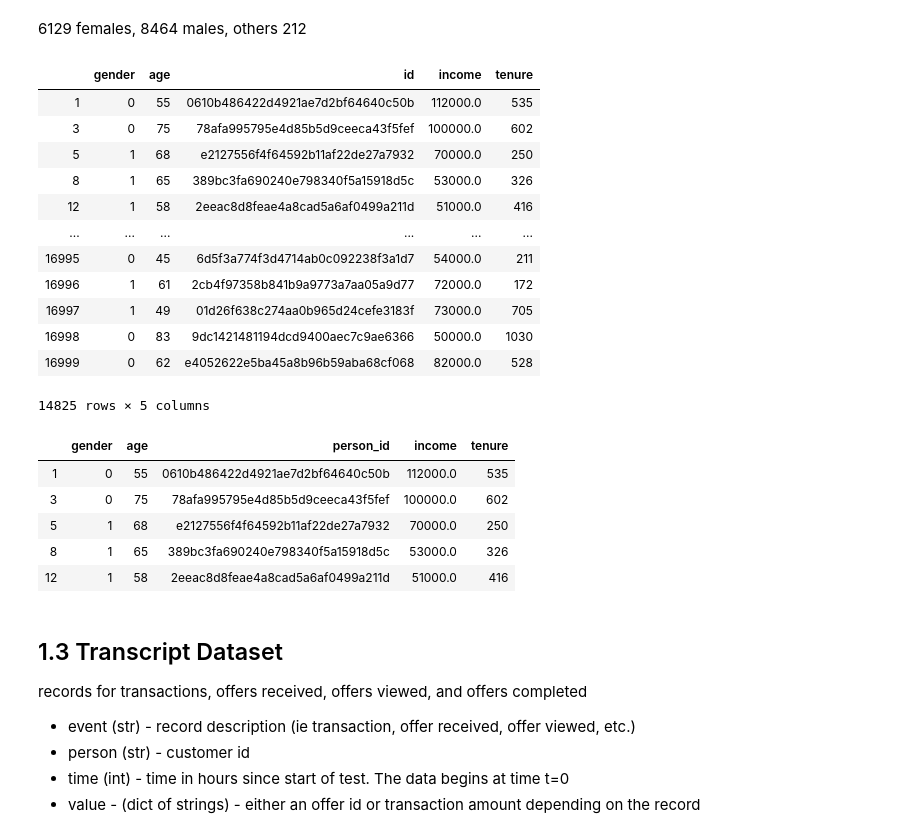
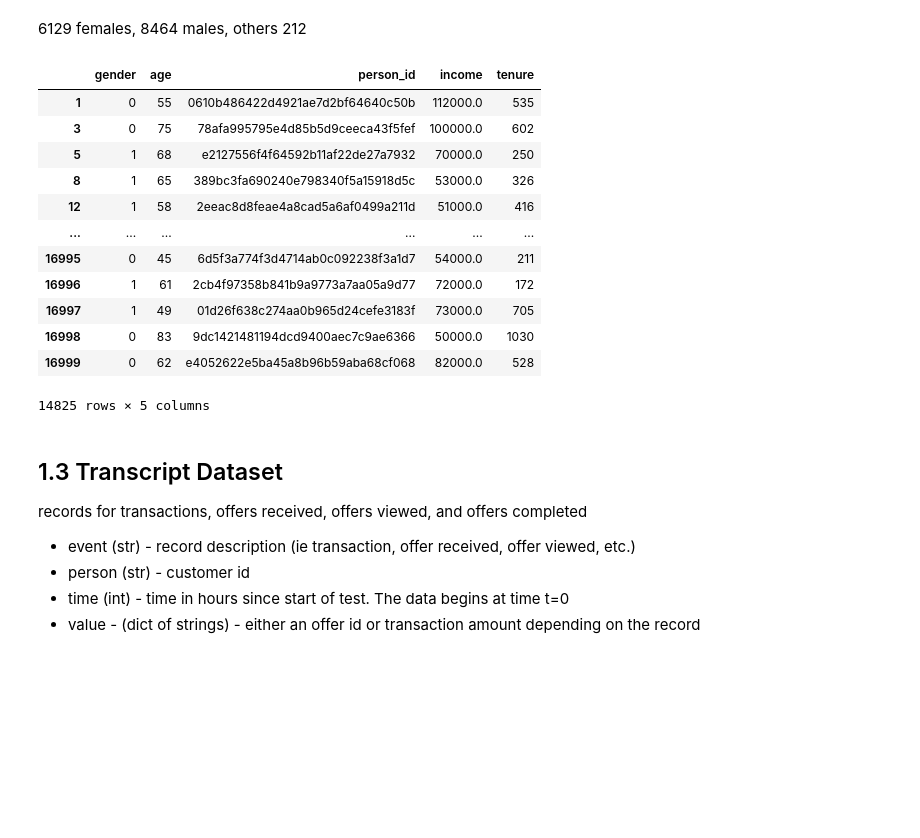
Before and after one commit to rajashekar/starbucks, a Jupyter notebook: Starbucks_Capstone_notebook.ipynb, the cells around one changed output. Saved outputs shown, nothing was run; the diff lists cells and outputs as text; code cells hidden in the pictures; blank space fills up the shorter version.

```diff
--- a/Starbucks_Capstone_notebook.ipynb
+++ b/Starbucks_Capstone_notebook.ipynb
@@ -293,32 +294,24 @@ See the caveats in the documentation: http://pandas.pydata.org/pandas-docs/stabl
 [figure]
 # %% [markdown]
 6129 females, 8464 males, others 212
-# %%
-profile_conv
-# %% [output]
-|  | gender | age | id | income | tenure |
-| 1 | 0 | 55 | 0610b486422d4921ae7d2bf64640c50b | 112000.0 | 535 |
-| 3 | 0 | 75 | 78afa995795e4d85b5d9ceeca43f5fef | 100000.0 | 602 |
-| 5 | 1 | 68 | e2127556f4f64592b11af22de27a7932 | 70000.0 | 250 |
-| 8 | 1 | 65 | 389bc3fa690240e798340f5a15918d5c | 53000.0 | 326 |
-| 12 | 1 | 58 | 2eeac8d8feae4a8cad5a6af0499a211d | 51000.0 | 416 |
-| ... | ... | ... | ... | ... | ... |
-| 16995 | 0 | 45 | 6d5f3a774f3d4714ab0c092238f3a1d7 | 54000.0 | 211 |
-| 16996 | 1 | 61 | 2cb4f97358b841b9a9773a7aa05a9d77 | 72000.0 | 172 |
-| 16997 | 1 | 49 | 01d26f638c274aa0b965d24cefe3183f | 73000.0 | 705 |
-| 16998 | 0 | 83 | 9dc1421481194dcd9400aec7c9ae6366 | 50000.0 | 1030 |
-| 16999 | 0 | 62 | e4052622e5ba45a8b96b59aba68cf068 | 82000.0 | 528 |
-14825 rows × 5 columns
 # %%
 profile_conv.rename(columns={'id': 'person_id'}, inplace=True)
-profile_conv.head()
+
+profile_conv
 # %% [output]
 |  | gender | age | person_id | income | tenure |
 | 1 | 0 | 55 | 0610b486422d4921ae7d2bf64640c50b | 112000.0 | 535 |
 | 3 | 0 | 75 | 78afa995795e4d85b5d9ceeca43f5fef | 100000.0 | 602 |
 | 5 | 1 | 68 | e2127556f4f64592b11af22de27a7932 | 70000.0 | 250 |
 | 8 | 1 | 65 | 389bc3fa690240e798340f5a15918d5c | 53000.0 | 326 |
 | 12 | 1 | 58 | 2eeac8d8feae4a8cad5a6af0499a211d | 51000.0 | 416 |
+| ... | ... | ... | ... | ... | ... |
+| 16995 | 0 | 45 | 6d5f3a774f3d4714ab0c092238f3a1d7 | 54000.0 | 211 |
+| 16996 | 1 | 61 | 2cb4f97358b841b9a9773a7aa05a9d77 | 72000.0 | 172 |
+| 16997 | 1 | 49 | 01d26f638c274aa0b965d24cefe3183f | 73000.0 | 705 |
+| 16998 | 0 | 83 | 9dc1421481194dcd9400aec7c9ae6366 | 50000.0 | 1030 |
+| 16999 | 0 | 62 | e4052622e5ba45a8b96b59aba68cf068 | 82000.0 | 528 |
+14825 rows × 5 columns
 # %% [markdown]
 ## 1.3 Transcript Dataset
 records for transactions, offers received, offers viewed, and offers completed
```
Also changed, not shown: parts of 60 cells of this notebook, 1 other file.
